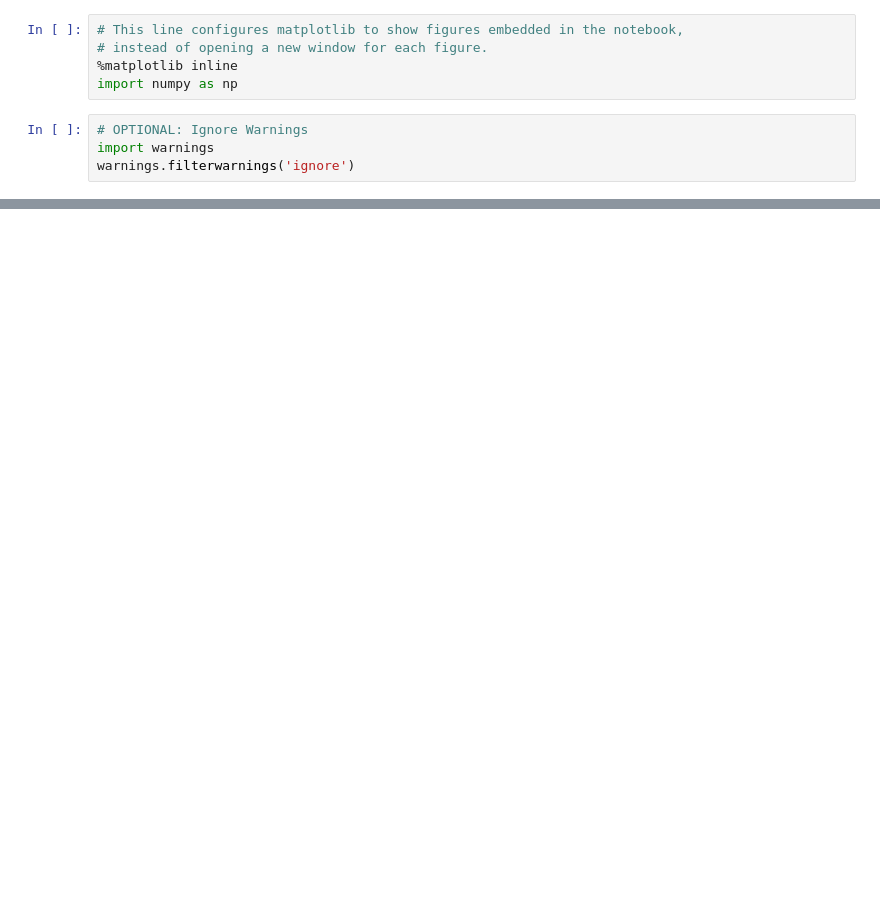
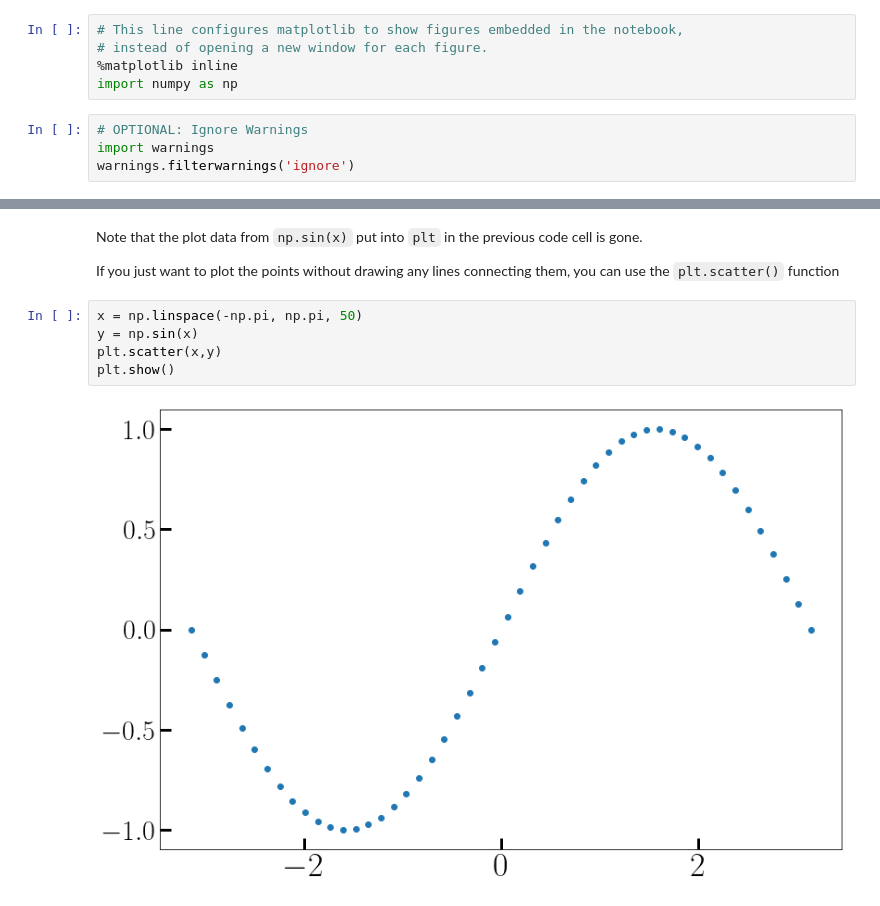
Before and after one commit to hariseldon99/msph306, a Jupyter notebook: Lab05.ipynb, the cells around one changed output, grey strips where cells are left out. Saved outputs shown, nothing was run; the diff lists cells and outputs as text; blank space fills up the shorter version.

```diff
--- a/Lab05.ipynb
+++ b/Lab05.ipynb
@@ -221,0 +71,11 @@ TODO: Maybe add some transcendental equations exercises?
+# %% [markdown]
+Note that the plot data from `np.sin(x)` put into `plt` in the previous code cell is gone.
+
+If you just want to plot the points without drawing any lines connecting them, you can use the `plt.scatter()` function
+# %%
+x = np.linspace(-np.pi, np.pi, 50)
+y = np.sin(x)
+plt.scatter(x,y)
+plt.show()
+# %% [output]
+[figure, added]
```
Also changed, not shown: parts of 69 cells of this notebook, 3 other files.
